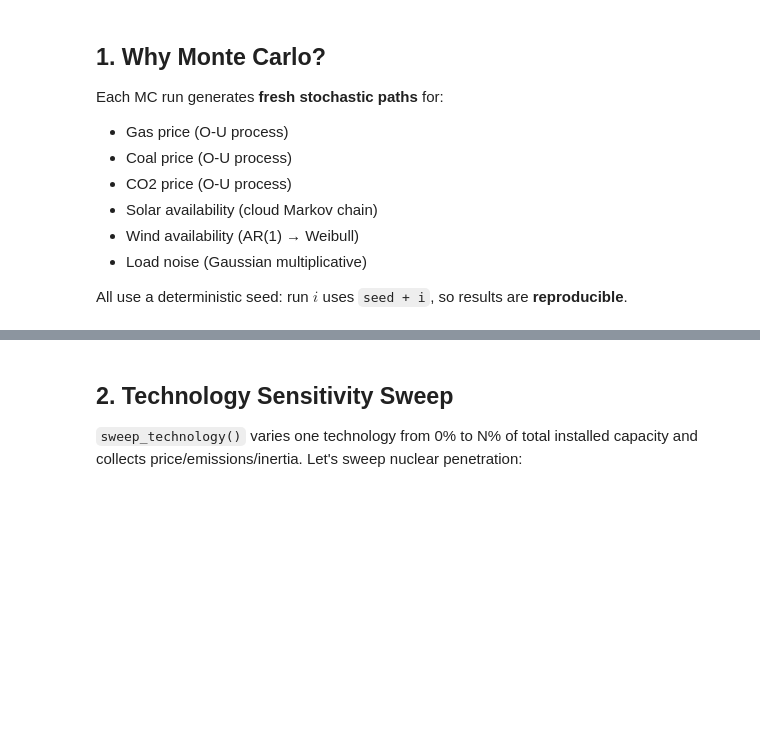
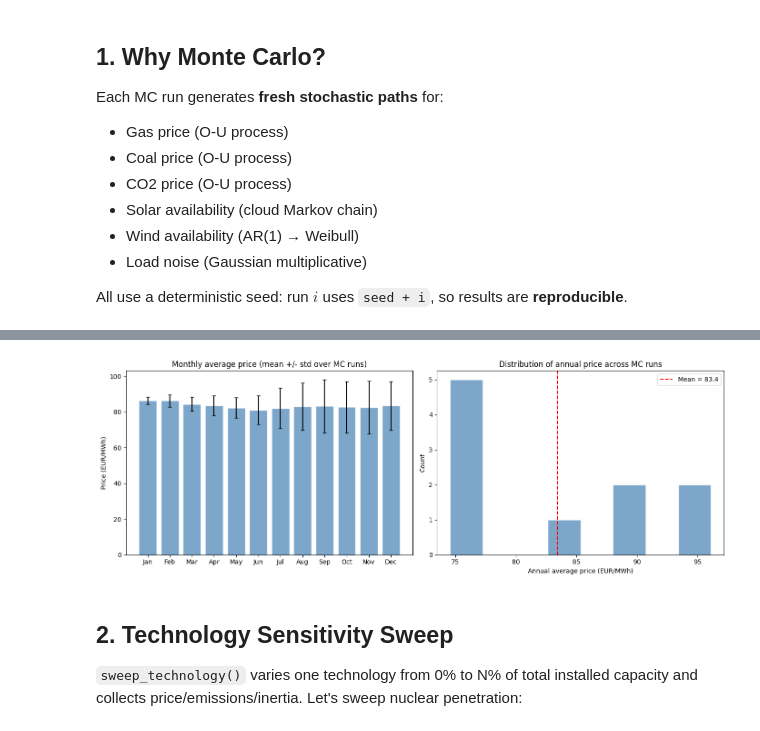
Before and after one commit to fBaz92/energy_mix_simulator, a Jupyter notebook: notebooks/06_monte_carlo_and_sensitivity.ipynb, the cells around one changed output, grey strips where cells are left out. Saved outputs shown, nothing was run; the diff lists cells and outputs as text; code cells hidden in the pictures; blank space fills up the shorter version.

```diff
--- a/notebooks/06_monte_carlo_and_sensitivity.ipynb
+++ b/notebooks/06_monte_carlo_and_sensitivity.ipynb
@@ -57,31 +65,33 @@ AttributeError: 'dict' object has no attribute '__dict__'
 # %%
 # Monthly price variation
 fig, axes = plt.subplots(1, 2, figsize=(14, 5))
 month_names = ['Jan','Feb','Mar','Apr','May','Jun','Jul','Aug','Sep','Oct','Nov','Dec']
 
 # Monthly prices across runs
 ax = axes[0]
-mean_monthly = mc['monthly_prices'].mean(axis=0)
-std_monthly = mc['monthly_prices'].std(axis=0)
+mean_monthly = mc.monthly_prices.mean(axis=0)
+std_monthly = mc.monthly_prices.std(axis=0)
 x = np.arange(12)
 ax.bar(x, mean_monthly, yerr=std_monthly, color='steelblue', alpha=0.7,
        capsize=3, edgecolor='white')
 ax.set_xticks(x)
 ax.set_xticklabels(month_names)
 ax.set_ylabel('Price (EUR/MWh)')
 ax.set_title('Monthly average price (mean +/- std over MC runs)')
 
 # Per-run distribution
 ax = axes[1]
-ax.hist(mc['avg_price'], bins=8, color='steelblue', alpha=0.7, edgecolor='white')
-ax.axvline(mc['avg_price'].mean(), color='red', ls='--', label=f"Mean = {mc['avg_price'].mean():.1f}")
+ax.hist(mc.avg_price, bins=8, color='steelblue', alpha=0.7, edgecolor='white')
+ax.axvline(mc.avg_price.mean(), color='red', ls='--', label=f"Mean = {mc.avg_price.mean():.1f}")
 ax.set_xlabel('Annual average price (EUR/MWh)')
 ax.set_ylabel('Count')
 ax.set_title('Distribution of annual price across MC runs')
 ax.legend()
 
 plt.tight_layout()
 plt.show()
+# %% [output]
+[figure, added]
 # %% [markdown]
 ## 2. Technology Sensitivity Sweep
 
```
Also changed, not shown: parts of 9 cells of this notebook, 6 other files.
